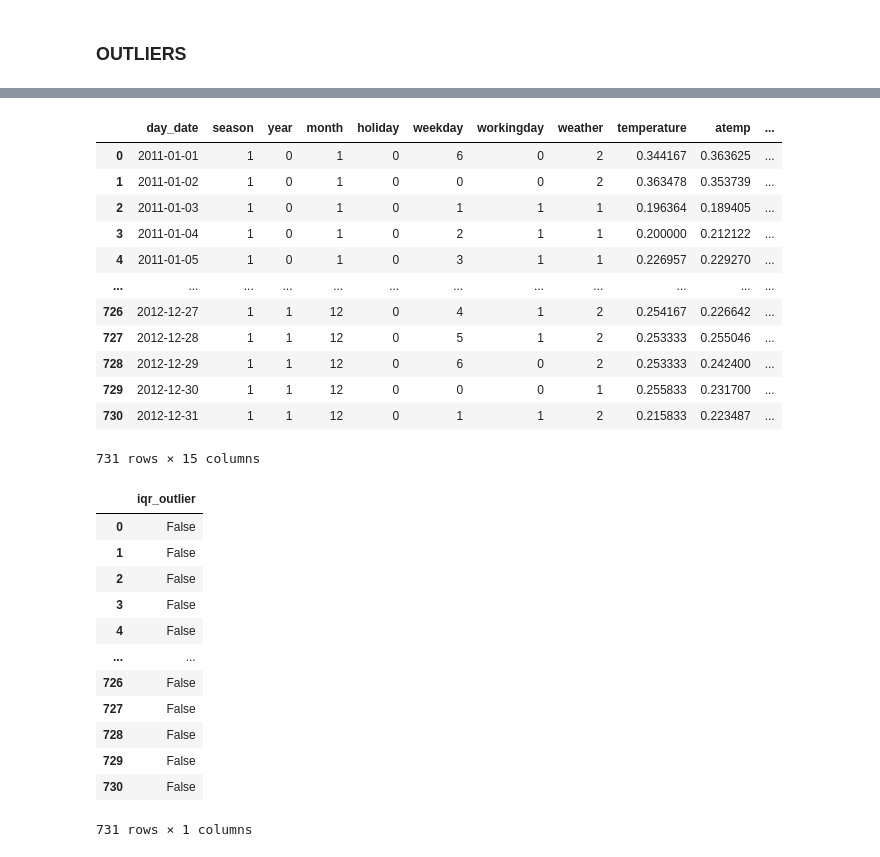
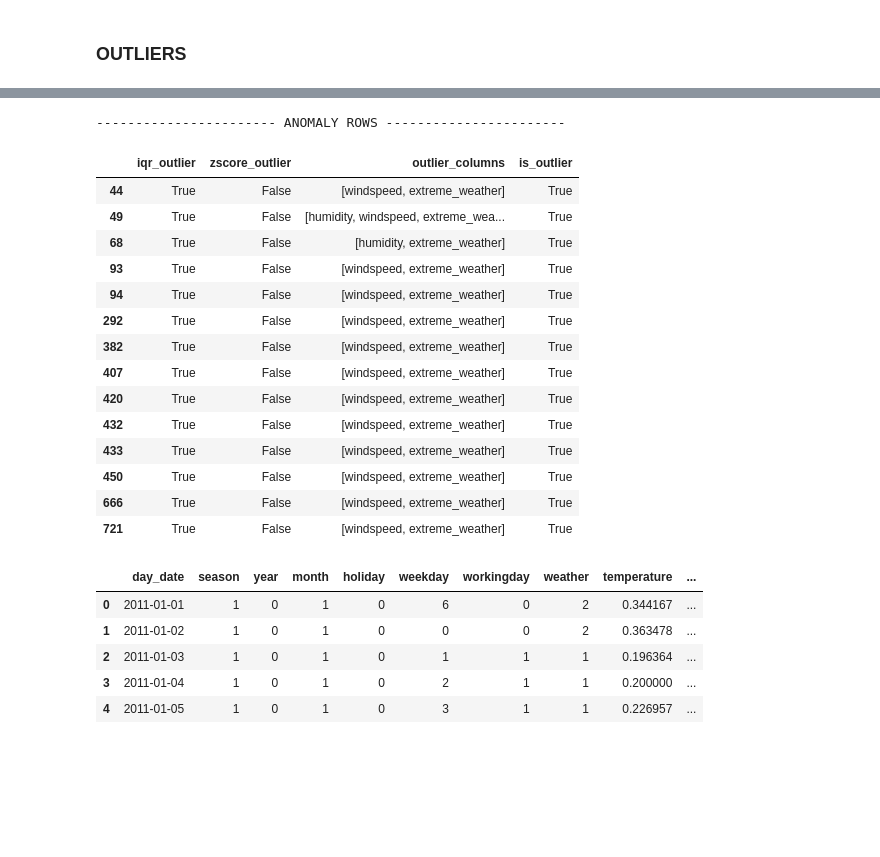
Before and after one commit to EAlmazanG/forecast-incremental-workflow, a Jupyter notebook: notebooks/forecast_day.ipynb, the cells around one changed output, grey strips where cells are left out. Saved outputs shown, nothing was run; the diff lists cells and outputs as text; code cells hidden in the pictures; blank space fills up the shorter version.

Commit message:
add outliers detection and new feature

```diff
--- a/notebooks/forecast_day.ipynb
+++ b/notebooks/forecast_day.ipynb
@@ -305,32 +268,34 @@ KeyError: "['registered_users'] not found in axis"
-# %%
-df
-# %% [output]
-|  | day_date | season | year | month | holiday | weekday | workingday | weather | temperature | atemp | ... |
-| 0 | 2011-01-01 | 1 | 0 | 1 | 0 | 6 | 0 | 2 | 0.344167 | 0.363625 | ... |
-| 1 | 2011-01-02 | 1 | 0 | 1 | 0 | 0 | 0 | 2 | 0.363478 | 0.353739 | ... |
-| 2 | 2011-01-03 | 1 | 0 | 1 | 0 | 1 | 1 | 1 | 0.196364 | 0.189405 | ... |
-| 3 | 2011-01-04 | 1 | 0 | 1 | 0 | 2 | 1 | 1 | 0.200000 | 0.212122 | ... |
-| 4 | 2011-01-05 | 1 | 0 | 1 | 0 | 3 | 1 | 1 | 0.226957 | 0.229270 | ... |
-| ... | ... | ... | ... | ... | ... | ... | ... | ... | ... | ... | ... |
-| 726 | 2012-12-27 | 1 | 1 | 12 | 0 | 4 | 1 | 2 | 0.254167 | 0.226642 | ... |
-| 727 | 2012-12-28 | 1 | 1 | 12 | 0 | 5 | 1 | 2 | 0.253333 | 0.255046 | ... |
-| 728 | 2012-12-29 | 1 | 1 | 12 | 0 | 6 | 0 | 2 | 0.253333 | 0.242400 | ... |
-| 729 | 2012-12-30 | 1 | 1 | 12 | 0 | 0 | 0 | 1 | 0.255833 | 0.231700 | ... |
-| 730 | 2012-12-31 | 1 | 1 | 12 | 0 | 1 | 1 | 2 | 0.215833 | 0.223487 | ... |
-731 rows × 15 columns
-# %%
-outliers_df
-# %% [output]
-|  | iqr_outlier |
-| 0 | False |
-| 1 | False |
-| 2 | False |
-| 3 | False |
-| 4 | False |
-| ... | ... |
-| 726 | False |
-| 727 | False |
-| 728 | False |
-| 729 | False |
-| 730 | False |
-731 rows × 1 columns
+# %%
+target_columns = ['casual_users', 'registered_users', 'bikes_rented']
+
+numeric_cols = df.drop(columns=target_columns, errors='ignore').select_dtypes(include=["number"])
+outliers_df = utils.detect_outliers(numeric_cols, method="iqr")
+outlier_rows = df.loc[outliers_df.any(axis=1)]
+print_title('ANOMALY ROWS')
+display(outliers_df[outliers_df['is_outlier']])
+
+df["extreme_weather"] = outliers_df["is_outlier"].astype(int)
+display(df.head())
+# %% [output]
+----------------------- ANOMALY ROWS -----------------------
+|  | iqr_outlier | zscore_outlier | outlier_columns | is_outlier |
+| 44 | True | False | [windspeed, extreme_weather] | True |
+| 49 | True | False | [humidity, windspeed, extreme_wea... | True |
+| 68 | True | False | [humidity, extreme_weather] | True |
+| 93 | True | False | [windspeed, extreme_weather] | True |
+| 94 | True | False | [windspeed, extreme_weather] | True |
+| 292 | True | False | [windspeed, extreme_weather] | True |
+| 382 | True | False | [windspeed, extreme_weather] | True |
+| 407 | True | False | [windspeed, extreme_weather] | True |
+| 420 | True | False | [windspeed, extreme_weather] | True |
+| 432 | True | False | [windspeed, extreme_weather] | True |
+| 433 | True | False | [windspeed, extreme_weather] | True |
+| 450 | True | False | [windspeed, extreme_weather] | True |
+| 666 | True | False | [windspeed, extreme_weather] | True |
+| 721 | True | False | [windspeed, extreme_weather] | True |
+|  | day_date | season | year | month | holiday | weekday | workingday | weather | temperature | ... |
+| 0 | 2011-01-01 | 1 | 0 | 1 | 0 | 6 | 0 | 2 | 0.344167 | ... |
+| 1 | 2011-01-02 | 1 | 0 | 1 | 0 | 0 | 0 | 2 | 0.363478 | ... |
+| 2 | 2011-01-03 | 1 | 0 | 1 | 0 | 1 | 1 | 1 | 0.196364 | ... |
+| 3 | 2011-01-04 | 1 | 0 | 1 | 0 | 2 | 1 | 1 | 0.200000 | ... |
+| 4 | 2011-01-05 | 1 | 0 | 1 | 0 | 3 | 1 | 1 | 0.226957 | ... |
```
Also changed, not shown: parts of 4 cells of this notebook, 1 other file.
